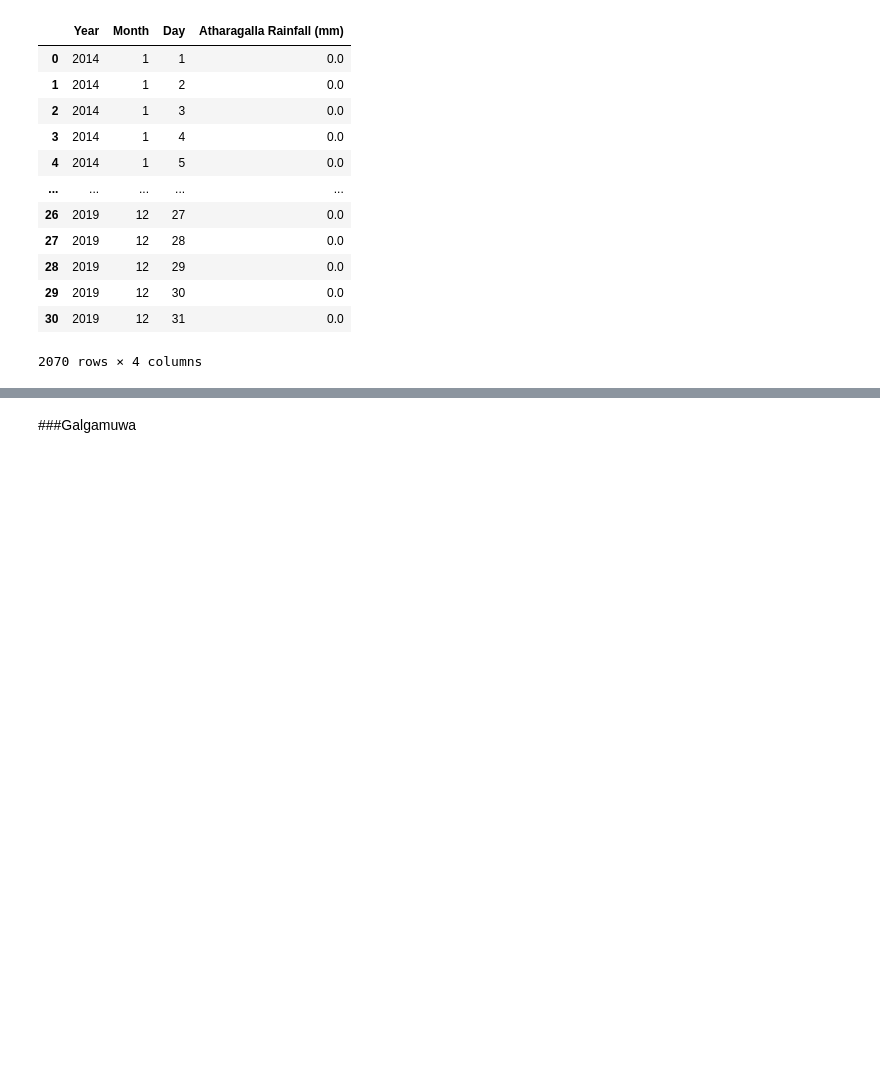
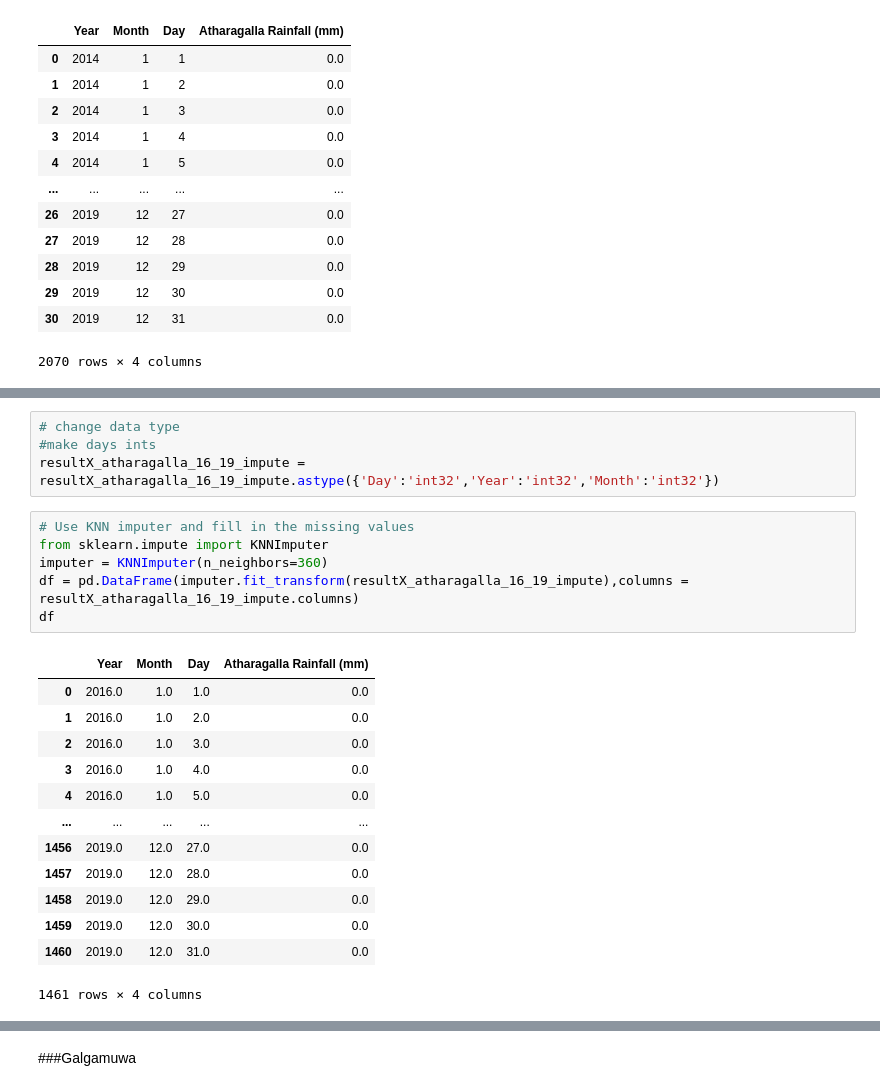
Before and after one commit to cepdnaclk/e17-6sp-Flood-Forecasting-System, a Jupyter notebook: ML/6SPdataSetPreProcess.ipynb, the cells around one changed output, grey strips where cells are left out. Saved outputs shown, nothing was run; the diff lists cells and outputs as text; blank space fills up the shorter version.

```diff
--- a/ML/6SPdataSetPreProcess.ipynb
+++ b/ML/6SPdataSetPreProcess.ipynb
@@ -735,0 +814,24 @@ resultX_atharagalla_14_19
+# %%
+# change data type
+#make days ints
+resultX_atharagalla_16_19_impute = resultX_atharagalla_16_19_impute.astype({'Day':'int32','Year':'int32','Month':'int32'})
+# %%
+# Use KNN imputer and fill in the missing values
+from sklearn.impute import KNNImputer
+imputer = KNNImputer(n_neighbors=360)
+df = pd.DataFrame(imputer.fit_transform(resultX_atharagalla_16_19_impute),columns = resultX_atharagalla_16_19_impute.columns)
+df
+# %% [output]
+|  | Year | Month | Day | Atharagalla Rainfall (mm) |
+| 0 | 2016.0 | 1.0 | 1.0 | 0.0 |
+| 1 | 2016.0 | 1.0 | 2.0 | 0.0 |
+| 2 | 2016.0 | 1.0 | 3.0 | 0.0 |
+| 3 | 2016.0 | 1.0 | 4.0 | 0.0 |
+| 4 | 2016.0 | 1.0 | 5.0 | 0.0 |
+| ... | ... | ... | ... | ... |
+| 1456 | 2019.0 | 12.0 | 27.0 | 0.0 |
+| 1457 | 2019.0 | 12.0 | 28.0 | 0.0 |
+| 1458 | 2019.0 | 12.0 | 29.0 | 0.0 |
+| 1459 | 2019.0 | 12.0 | 30.0 | 0.0 |
+| 1460 | 2019.0 | 12.0 | 31.0 | 0.0 |
+1461 rows × 4 columns
```
Also changed, not shown: parts of 25 cells of this notebook.
